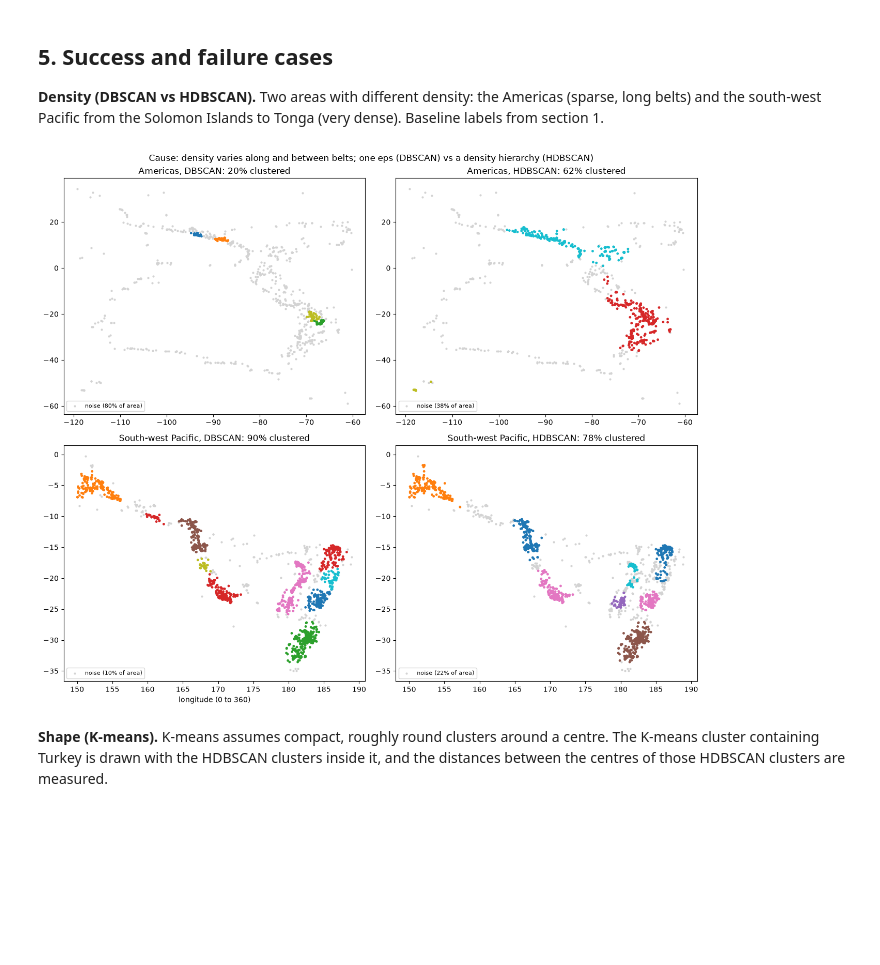
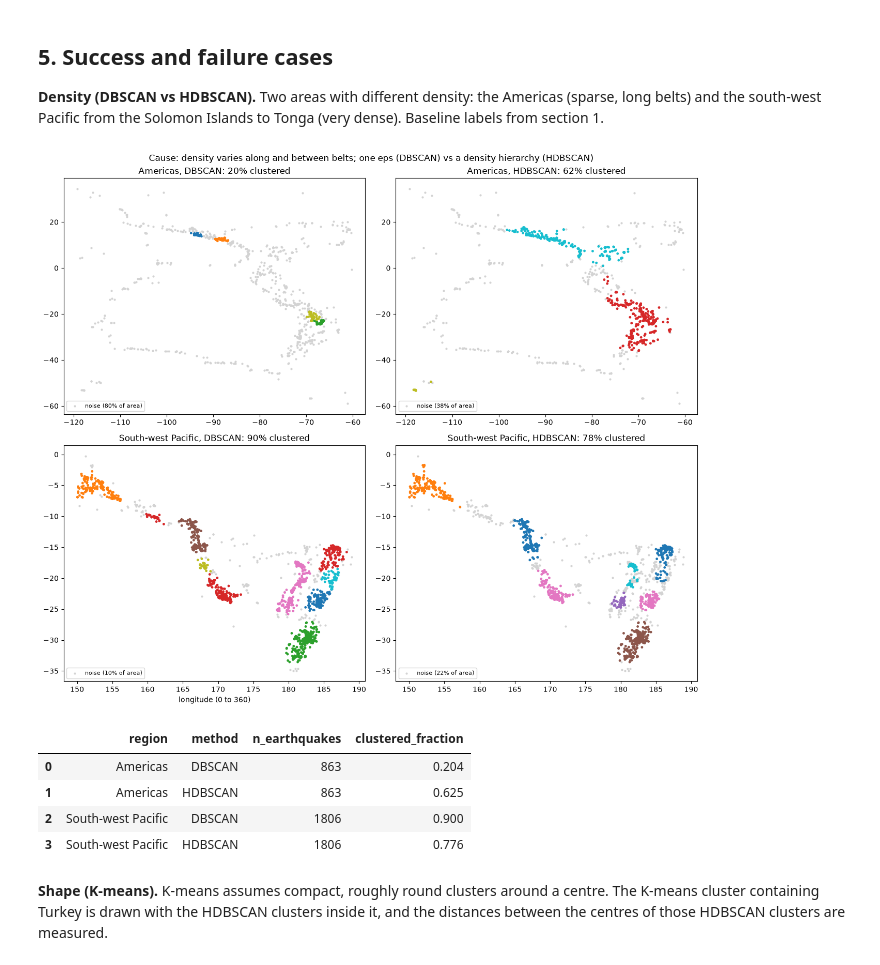
Before and after one commit to lam-duonghoangvu/SC4020-Project-1, a Jupyter notebook: weiyew/sc4020-earthquake/notebooks/ablation.ipynb, the cells around one changed output. Saved outputs shown, nothing was run; the diff lists cells and outputs as text; code cells hidden in the pictures; blank space fills up the shorter version.

```diff
--- a/weiyew/sc4020-earthquake/notebooks/ablation.ipynb
+++ b/weiyew/sc4020-earthquake/notebooks/ablation.ipynb
@@ -278,31 +278,50 @@ the south-west Pacific from the Solomon Islands to Tonga (very dense). Baseline
 # %%
 def draw(ax, mask, labels, title, shift=False):
     lon = events.loc[mask, "longitude"].to_numpy()
     x = shifted_longitude(lon) if shift else lon
     y = events.loc[mask, "latitude"].to_numpy()
     part = labels[mask]
     noise = part == NOISE_LABEL
     ax.scatter(x[noise], y[noise], s=4, color="lightgrey", label=f"noise ({noise.mean():.0%} of area)")
     ax.scatter(x[~noise], y[~noise], s=6, color=cluster_colours(part[~noise]))
     ax.set(title=title)
     ax.legend(loc="lower left", fontsize=8)
 
 
 lat, lon = events["latitude"], events["longitude"]
 americas = (lon.between(-120, -60) & lat.between(-60, 35)).to_numpy()
 southwest_pacific = (lat.between(-35, 0) & shifted_longitude(lon).between(150, 190)).to_numpy()
 fig, axes = plt.subplots(2, 2, figsize=(13, 11))
 for col, method in enumerate(["DBSCAN", "HDBSCAN"]):
     labels = relabel_by_size(baseline[method])
     draw(axes[0, col], americas, labels, f"Americas, {method}: {(labels[americas] != NOISE_LABEL).mean():.0%} clustered")
     draw(axes[1, col], southwest_pacific, labels, f"South-west Pacific, {method}: {(labels[southwest_pacific] != NOISE_LABEL).mean():.0%} clustered", shift=True)
 axes[1, 0].set(xlabel="longitude (0 to 360)")
 fig.suptitle("Cause: density varies along and between belts; one eps (DBSCAN) vs a density hierarchy (HDBSCAN)")
 plt.tight_layout()
 fig.savefig(FIGURES / "case_density_dbscan_vs_hdbscan.png", dpi=150)
 plt.show()
+
+regions = {"Americas": americas, "South-west Pacific": southwest_pacific}
+density_regions = pd.DataFrame([
+    {
+        "region": region,
+        "method": method,
+        "n_earthquakes": int(mask.sum()),
+        "clustered_fraction": float((baseline[method][mask] != NOISE_LABEL).mean()),
+    }
+    for region, mask in regions.items()
+    for method in ["DBSCAN", "HDBSCAN"]
+])
+density_regions.to_csv(RESULTS / "case_density_regions.csv", index=False)
+density_regions
 # %% [output]
 [figure]
+|  | region | method | n_earthquakes | clustered_fraction |
+| 0 | Americas | DBSCAN | 863 | 0.204 |
+| 1 | Americas | HDBSCAN | 863 | 0.625 |
+| 2 | South-west Pacific | DBSCAN | 1806 | 0.900 |
+| 3 | South-west Pacific | HDBSCAN | 1806 | 0.776 |
 # %% [markdown]
 **Shape (K-means).** K-means assumes compact, roughly round clusters around a centre. The K-means
 cluster containing Turkey is drawn with the HDBSCAN clusters inside it, and the distances between the
```
Also changed, not shown: parts of 2 cells of this notebook, 53 other files.
